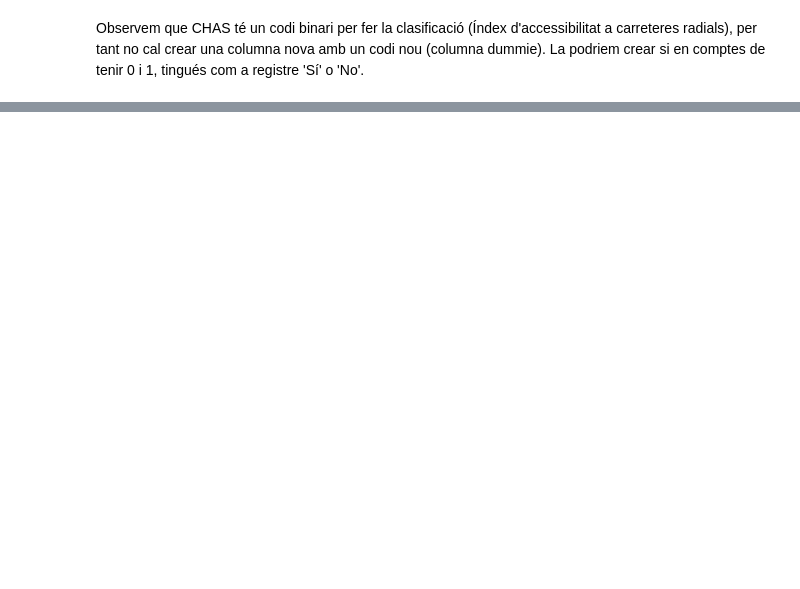
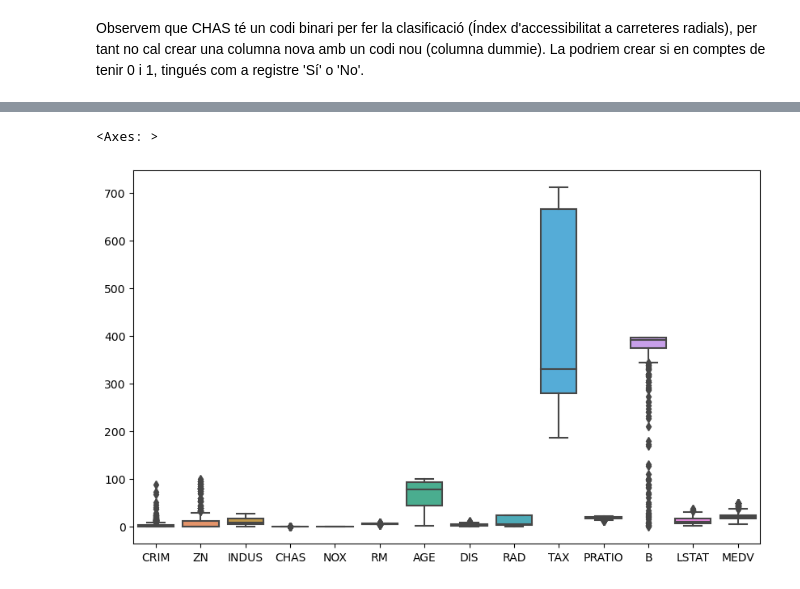
Before and after one commit to paucco/SkLearn_Train_Test, a Jupyter notebook: Tasca M5 T02.ipynb, the cells around one changed output, grey strips where cells are left out. Drawn from its saved outputs; the diff is of its cells as text; code cells hidden in the pictures; blank space fills up the shorter version.

```diff
--- a/Tasca M5 T02.ipynb
+++ b/Tasca M5 T02.ipynb
@@ -457,0 +469,6 @@ df_train
+# %%
+plt.figure(figsize=(10, 6))
+sns.boxplot(data=df)
+# %% [output]
+<Axes: >
+[figure, added]
```
Also changed, not shown: parts of 14 cells of this notebook.
